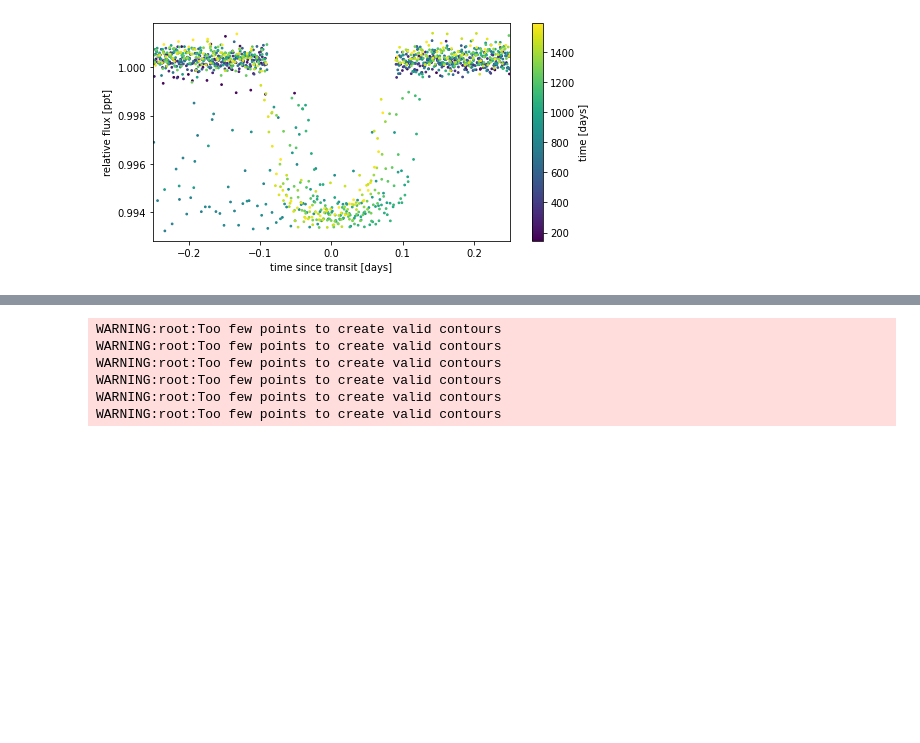
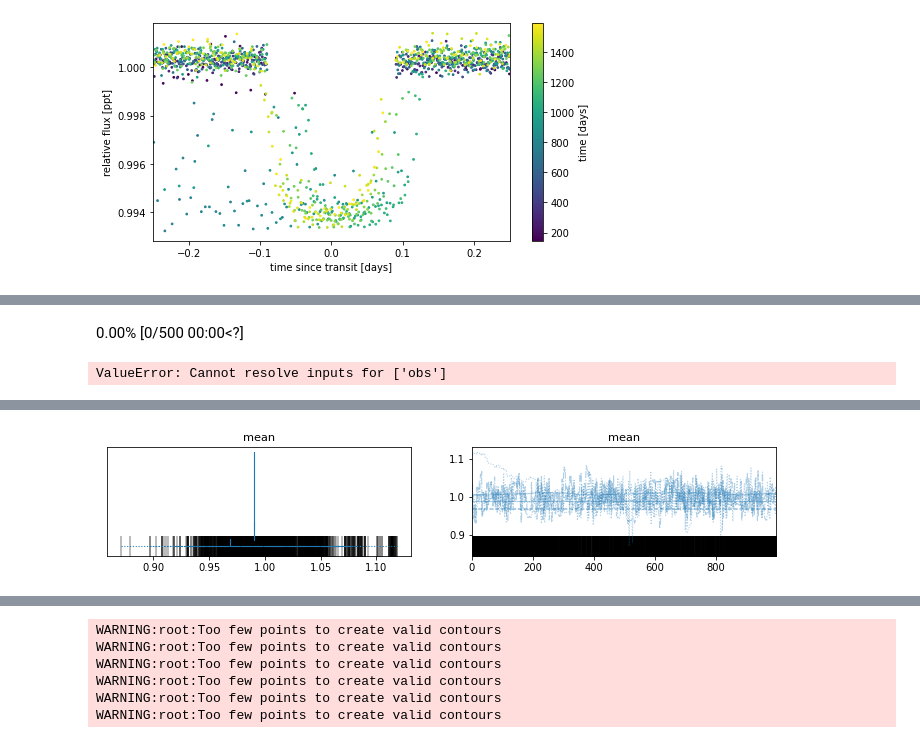
Before and after one commit to cm2435/university_computing_y3, a Jupyter notebook: ph30016_b/Chapter3_ExoLightCurves.ipynb, the cells around one changed output, grey strips where cells are left out. Drawn from its saved outputs; the diff is of its cells as text; code cells hidden in the pictures; blank space fills up the shorter version.

Commit message:
made good model

```diff
--- a/ph30016_b/Chapter3_ExoLightCurves.ipynb
+++ b/ph30016_b/Chapter3_ExoLightCurves.ipynb
@@ -320,14 +322,14 @@ from celerite2.theano import terms, GaussianProcess
 with pm.Model() as model:
 
     # Stellar parameters
-    mean = pm.Normal("mean", mu=1.002, sigma=10.0)
+    mean = pm.Normal("mean", mu=1.002, sigma=1)
     u = xo.QuadLimbDark("u")
     star_params = [mean, u]
 
     # Gaussian process noise model
     sigma = pm.InverseGamma("sigma", alpha=3.0, beta=2 * np.median(yerr))
-    log_sigma_gp = pm.Normal("log_sigma_gp", mu=1.0, sigma=10.0)
-    log_rho_gp = pm.Normal("log_rho_gp", mu=np.log(10.0), sigma=10.0)
+    log_sigma_gp = pm.Normal("log_sigma_gp", mu=1.0, sigma=1)
+    log_rho_gp = pm.Normal("log_rho_gp", mu=np.log(10.0), sigma=1)
     kernel = terms.SHOTerm(
         sigma=tt.exp(log_sigma_gp), rho=tt.exp(log_rho_gp), Q=1.0 / 3
     )
@@ -335,7 +337,7 @@ with pm.Model() as model:
 
     # Planet parameters
     log_ror = pm.Normal(
-        "log_ror", mu=0.5 * np.log(depth_guess * 2.9e-3), sigma=10.0
+        "log_ror", mu=0.5 * np.log(depth_guess * 2.9e-3), sigma=1
     )
     ror = pm.Deterministic("ror", tt.exp(log_ror))
 
@@ -402,0 +458,3 @@ map_soln
+# %%
+with model:
+    xtx = pm.sample(trace = [mean], cores = 8)
@@ -454,0 +536,11 @@ ERROR:pymc3:The estimated number of effective samples is smaller than 200 for so
+# %%
+ppc = pm.sample_posterior_predictive(xtx, samples=500, model=model, size=100)
+# %% [output]
+0.00% [0/500 00:00<?]
+ValueError: Cannot resolve inputs for ['obs']
+# %%
+import arviz as az
+
+with model:
+    az.plot_trace(xtx)
+# %% [output]
@@ -455,3 +563,4 @@ ERROR:pymc3:The estimated number of effective samples is smaller than 200 for so
+[figure, added]
 # %%
 import arviz as az
 
```
Also changed, not shown: parts of 8 cells of this notebook, 6 other files.
